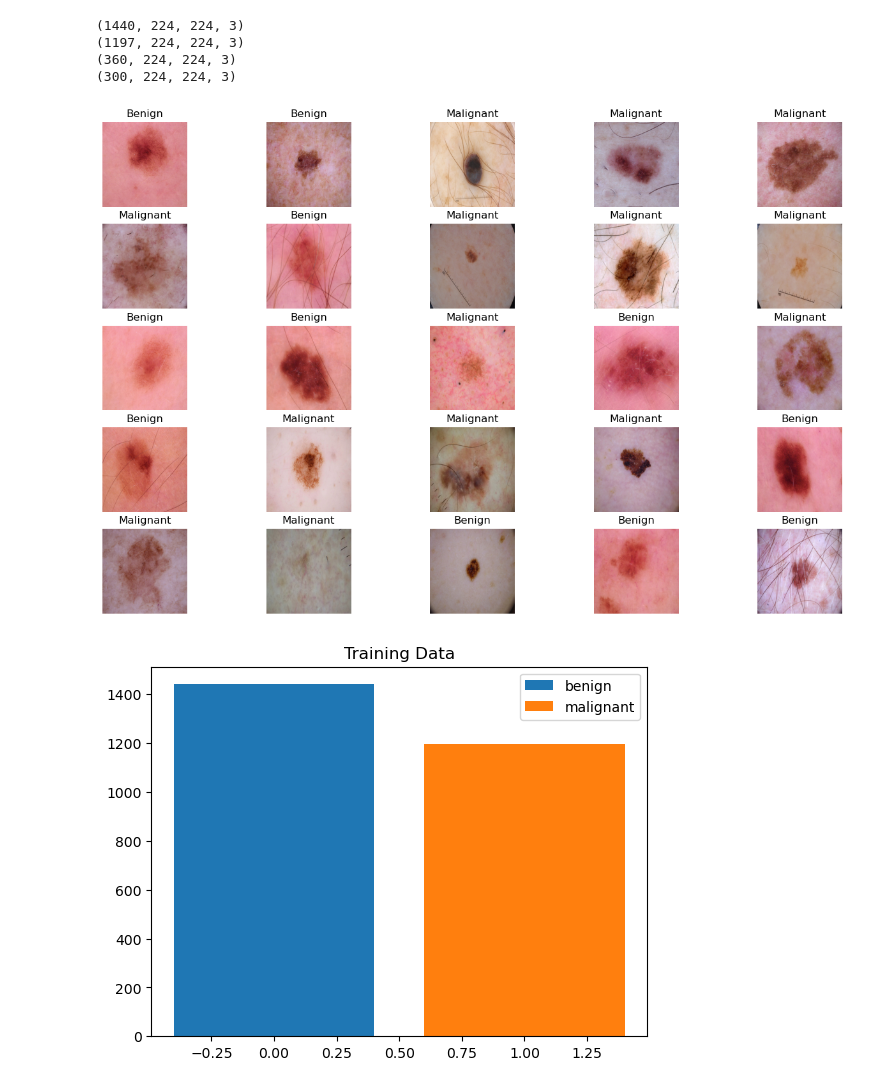
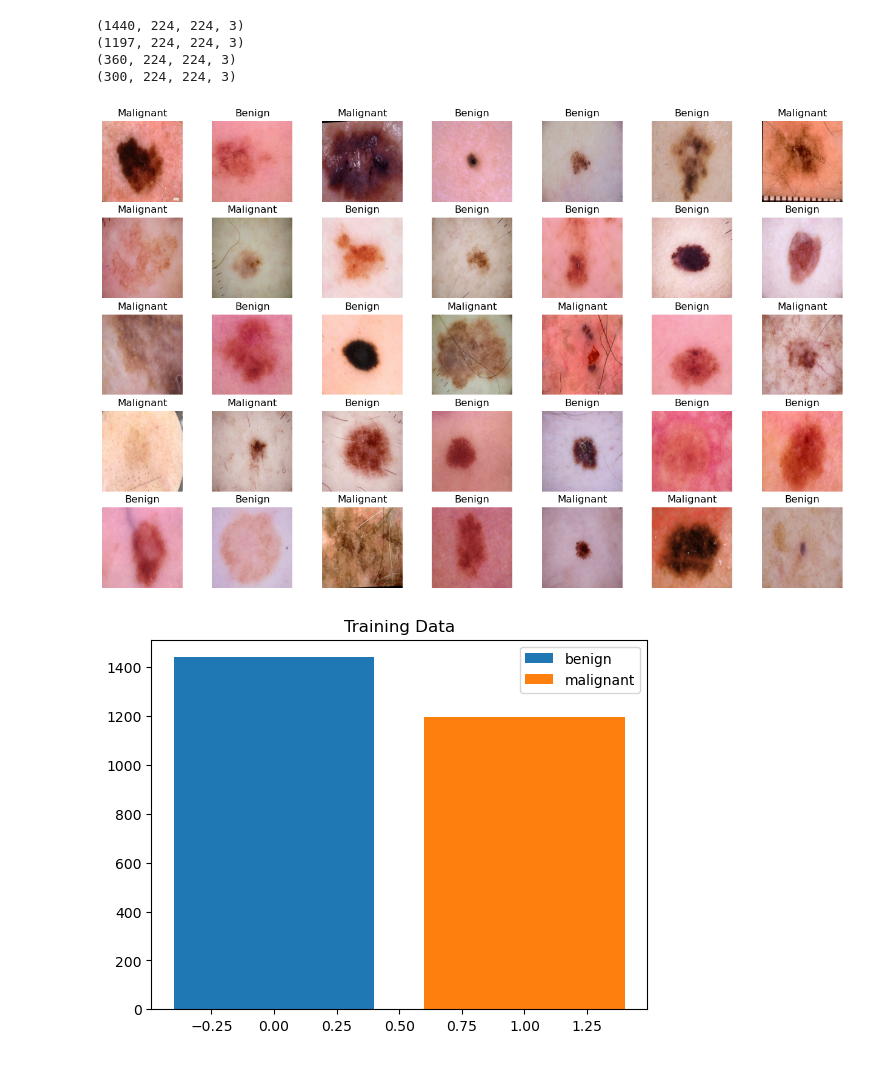
Before and after one commit to ksushrut/Kaggle, a Jupyter notebook: DataExploration.ipynb, the cells around one changed output. Saved outputs shown, nothing was run; the diff lists cells and outputs as text; code cells hidden in the pictures.

```diff
--- a/DataExploration.ipynb
+++ b/DataExploration.ipynb
@@ -80,21 +80,21 @@ y_test = y_test[s]
 # %%
 w=40
 h=30
 fig=plt.figure(figsize=(16, 10))
-columns = 5
+columns = 7
 rows = 5
 
 for i in range(1, columns*rows +1):
     ax = fig.add_subplot(rows, columns, i)
     if y_train[i] == 0:
         ax.title.set_text('Benign')
     else:
         ax.title.set_text('Malignant')
     plt.imshow(X_train[i])
     plt.axis("off")
 plt.show()
 # %% [output]
-[figure, old version]
+[figure, new version]
 # %%
 plt.bar(0, y_train[np.where(y_train == 0)].shape[0], label = 'benign')
 plt.bar(1, y_train[np.where(y_train == 1)].shape[0], label = 'malignant')
```
